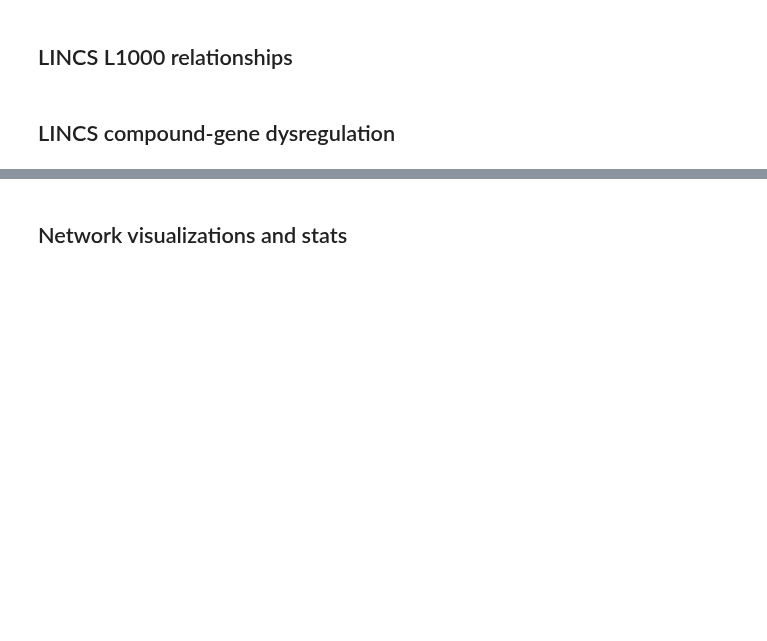
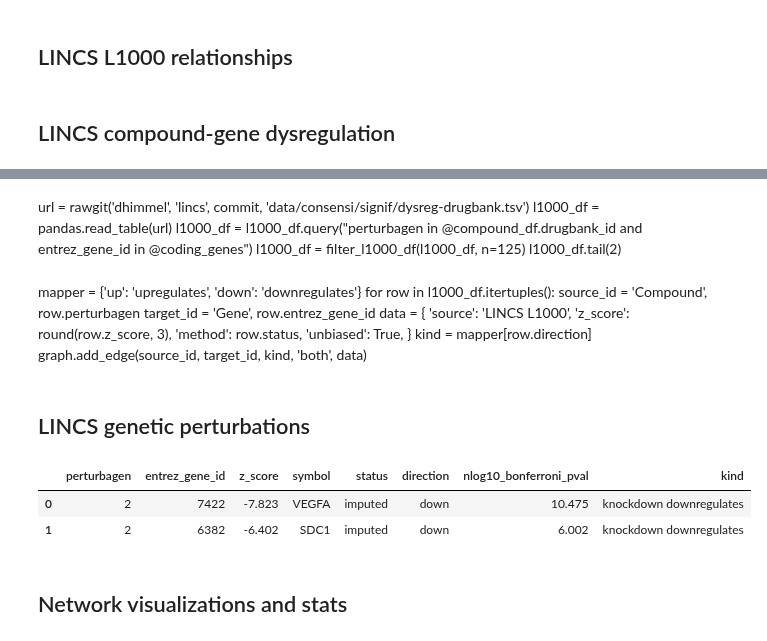
Before and after one commit to veleritas/integrate, a Jupyter notebook: integrate.ipynb, the cells around one changed output, grey strips where cells are left out. Saved outputs shown, nothing was run; the diff lists cells and outputs as text; code cells hidden in the pictures; blank space fills up the shorter version.

```diff
--- a/integrate.ipynb
+++ b/integrate.ipynb
@@ -372,0 +466,21 @@ for row in l1000_df.itertuples():
+# %% [markdown]
+url = rawgit('dhimmel', 'lincs', commit, 'data/consensi/signif/dysreg-drugbank.tsv')
+l1000_df = pandas.read_table(url)
+l1000_df = l1000_df.query("perturbagen in @compound_df.drugbank_id and entrez_gene_id in @coding_genes")
+l1000_df = filter_l1000_df(l1000_df, n=125)
+l1000_df.tail(2)
+# %% [markdown]
+mapper = {'up': 'upregulates', 'down': 'downregulates'}
+for row in l1000_df.itertuples():
+    source_id = 'Compound', row.perturbagen
+    target_id = 'Gene', row.entrez_gene_id
+    data = {
+        'source': 'LINCS L1000',
+        'z_score': round(row.z_score, 3),
+        'method': row.status,
+        'unbiased': True,
+    }
+    kind = mapper[row.direction]
+    graph.add_edge(source_id, target_id, kind, 'both', data)
+# %% [markdown]
+## LINCS genetic perturbations
@@ -372,0 +493,16 @@ for row in l1000_df.itertuples():
+# %%
+mapper = {'up': 'knockdown upregulates', 'down': 'knockdown downregulates'}
+l1000_kd_df['kind'] = l1000_kd_df.direction.map(lambda x: mapper[x])
+
+mapper = {'up': 'overexpression upregulates', 'down': 'overexpression downregulates'}
+l1000_oe_df['kind'] = l1000_oe_df.direction.map(lambda x: mapper[x])
+
+l1000_genetic_df = pandas.concat([l1000_kd_df, l1000_oe_df])
+l1000_genetic_df = l1000_genetic_df.query('perturbagen in @coding_genes and entrez_gene_id in @coding_genes')
+l1000_genetic_df = l1000_genetic_df.query('perturbagen != entrez_gene_id')
+
+l1000_genetic_df.head(2)
+# %% [output]
+|  | perturbagen | entrez_gene_id | z_score | symbol | status | direction | nlog10_bonferroni_pval | kind |
+| 0 | 2 | 7422 | -7.823 | VEGFA | imputed | down | 10.475 | knockdown downregulates |
+| 1 | 2 | 6382 | -6.402 | SDC1 | imputed | down | 6.002 | knockdown downregulates |
```
Also changed, not shown: parts of 34 cells of this notebook.
